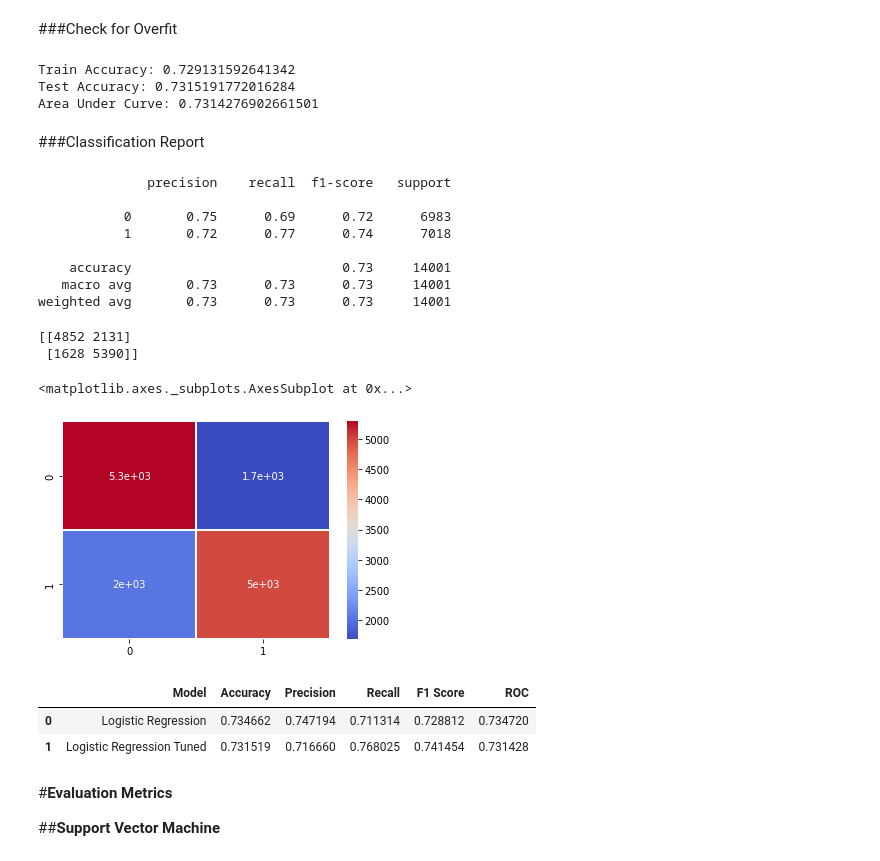
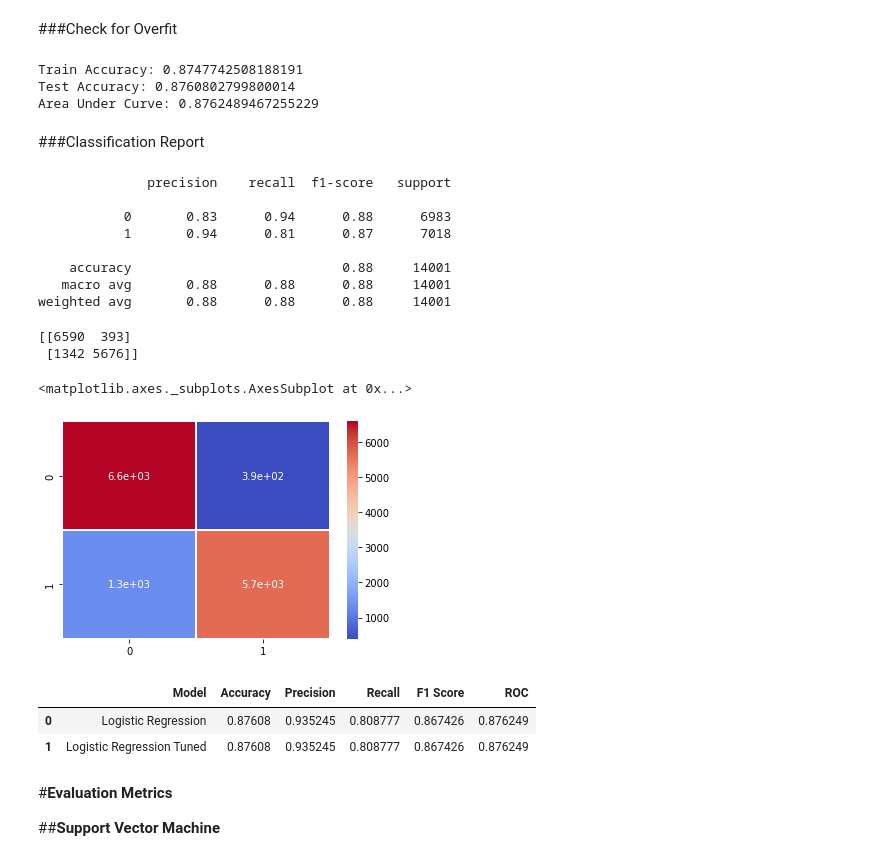
Before and after one commit to VargheseTito/Credit-Card-Default-Prediction, a Jupyter notebook: Credit_Card_Default_Prediction1_Capstone_Project.ipynb, the cells around one changed output. Saved outputs shown, nothing was run; the diff lists cells and outputs as text; code cells hidden in the pictures.

```diff
--- a/Credit_Card_Default_Prediction1_Capstone_Project.ipynb
+++ b/Credit_Card_Default_Prediction1_Capstone_Project.ipynb
@@ -826,0 +822,2 @@ Index(['LIMIT_BAL', 'SEX', 'EDUCATION', 'MARRIAGE', 'PAY_1', 'PAY_2', 'PAY_3',
+# %%
+credit_df = pd.get_dummies(credit_df, columns = ['EDUCATION', 'MARRIAGE','SEX','PAY_1', 'PAY_2', 'PAY_3', 'PAY_4', 'PAY_5', 'PAY_6'])
@@ -834,8 +850,7 @@ credit_card_df=credit_df.copy()
 X = credit_card_df.drop(columns=['defaulter']) #Independent features
 y = credit_card_df['defaulter'] #Dependent features
 # %%
-features = ['LIMIT_BAL', 'SEX', 'EDUCATION', 'MARRIAGE', 'PAY_1', 'PAY_2',
-       'PAY_3', 'PAY_4', 'PAY_5', 'PAY_6', 'BILL_AMT1', 'BILL_AMT2',
+features = ['LIMIT_BAL', 'BILL_AMT1', 'BILL_AMT2',
        'BILL_AMT3', 'BILL_AMT4', 'BILL_AMT5', 'BILL_AMT6', 'PAY_AMT1',
        'PAY_AMT2', 'PAY_AMT3', 'PAY_AMT4', 'PAY_AMT5', 'PAY_AMT6',
        'Total_Bill_AMT', 'Total_Paid_AMT', 'Pending_Payment_AMT','AGE_Encoded']
@@ -1006,9 +1020,9 @@ prec = precision_score(y_test, y_pred_lr)
 rec = recall_score(y_test, y_pred_lr)
 f1 = f1_score(y_test, y_pred_lr)
 
-model_results = pd.DataFrame([['Logistic Regression', acc,prec,rec, f1,roc]],
+model_result = pd.DataFrame([['Logistic Regression', acc,prec,rec, f1,roc]],
                columns = ['Model', 'Accuracy', 'Precision', 'Recall', 'F1 Score','ROC'])
 
-model_results
+model_result
 # %% [output]
 |  | Model | Accuracy | Precision | Recall | F1 Score | ROC |
@@ -1054,9 +1072,9 @@ print(f'Train Accuracy: {accuracy_score(y_train,y_pred_train_lr)}')
 print(f'Test Accuracy: {accuracy_score(y_test, y_pred_lr)}')
 print(f'Area Under Curve: {roc_auc_score(y_test, y_pred_lr)}')
 # %% [output]
-Train Accuracy: 0.729131592641342
-Test Accuracy: 0.7315191772016284
-Area Under Curve: 0.7314276902661501
+Train Accuracy: 0.8747742508188191
+Test Accuracy: 0.8760802799800014
+Area Under Curve: 0.8762489467255229
 # %% [markdown]
 ###Classification Report
 # %%
@@ -1064,39 +1082,39 @@ print(classification_report(y_test, y_pred_lr))
 # %% [output]
               precision    recall  f1-score   support
 
-           0       0.75      0.69      0.72      6983
-           1       0.72      0.77      0.74      7018
+           0       0.83      0.94      0.88      6983
+           1       0.94      0.81      0.87      7018
 
-    accuracy                           0.73     14001
-   macro avg       0.73      0.73      0.73     14001
-weighted avg       0.73      0.73      0.73     14001
+    accuracy                           0.88     14001
+   macro avg       0.88      0.88      0.88     14001
+weighted avg       0.88      0.88      0.88     14001
 # %%
 cm=confusion_matrix(y_test, y_pred_lr)
 print(cm)
 # %% [output]
-[[4852 2131]
- [1628 5390]]
+[[6590  393]
+ [1342 5676]]
 # %%
 sns.heatmap(cm,annot= True,linewidths=1,cmap= 'coolwarm')
 # %% [output]
 <matplotlib.axes._subplots.AxesSubplot at 0x...>
-[figure, old version]
+[figure, new version]
 # %%
 roc=roc_auc_score(y_test, y_pred_lr)
 acc = accuracy_score(y_test, y_pred_lr)
 prec = precision_score(y_test, y_pred_lr)
 rec = recall_score(y_test, y_pred_lr)
 f1 = f1_score(y_test, y_pred_lr)
 
 model = pd.DataFrame([['Logistic Regression Tuned', acc,prec,rec, f1,roc]],
                columns = ['Model', 'Accuracy', 'Precision', 'Recall', 'F1 Score','ROC'])
 
-model_results = model_results.append(model, ignore_index = True)
-model_results
+model_result = model_result.append(model, ignore_index = True)
+model_result
 # %% [output]
 |  | Model | Accuracy | Precision | Recall | F1 Score | ROC |
-| 0 | Logistic Regression | 0.734662 | 0.747194 | 0.711314 | 0.728812 | 0.734720 |
-| 1 | Logistic Regression Tuned | 0.731519 | 0.716660 | 0.768025 | 0.741454 | 0.731428 |
+| 0 | Logistic Regression | 0.87608 | 0.935245 | 0.808777 | 0.867426 | 0.876249 |
+| 1 | Logistic Regression Tuned | 0.87608 | 0.935245 | 0.808777 | 0.867426 | 0.876249 |
 # %% [markdown]
 #**Evaluation Metrics**
 
```
Also changed, not shown: parts of 135 cells of this notebook.
